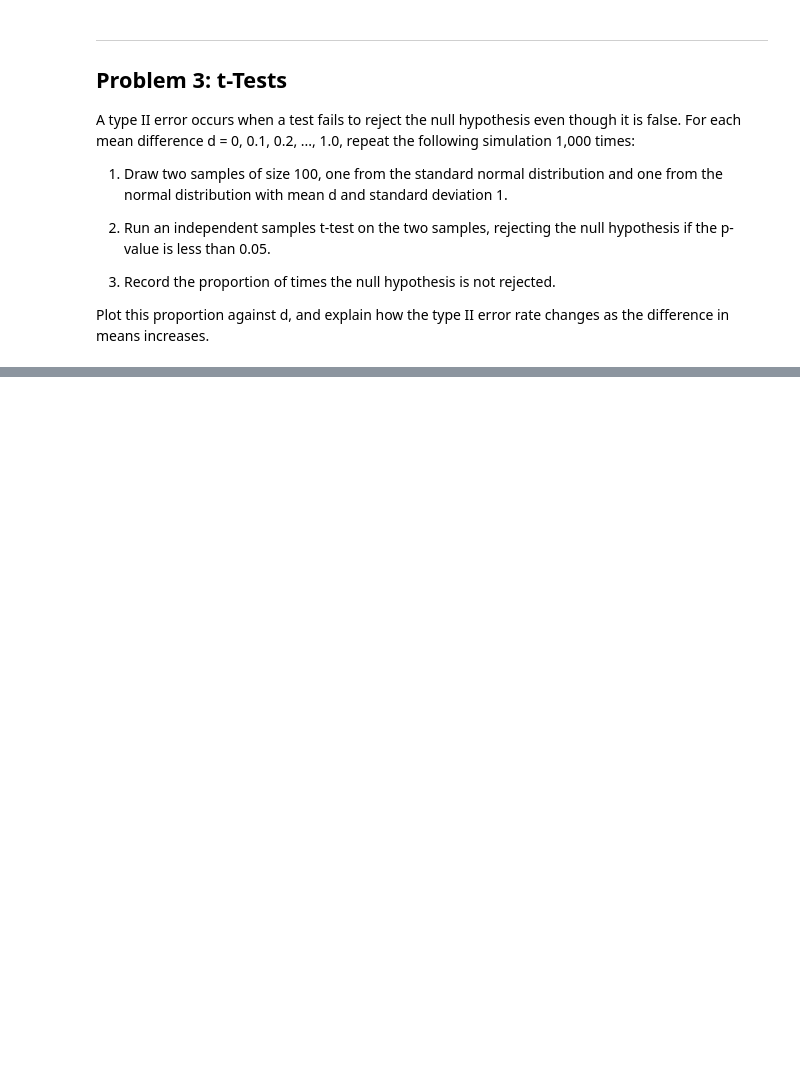
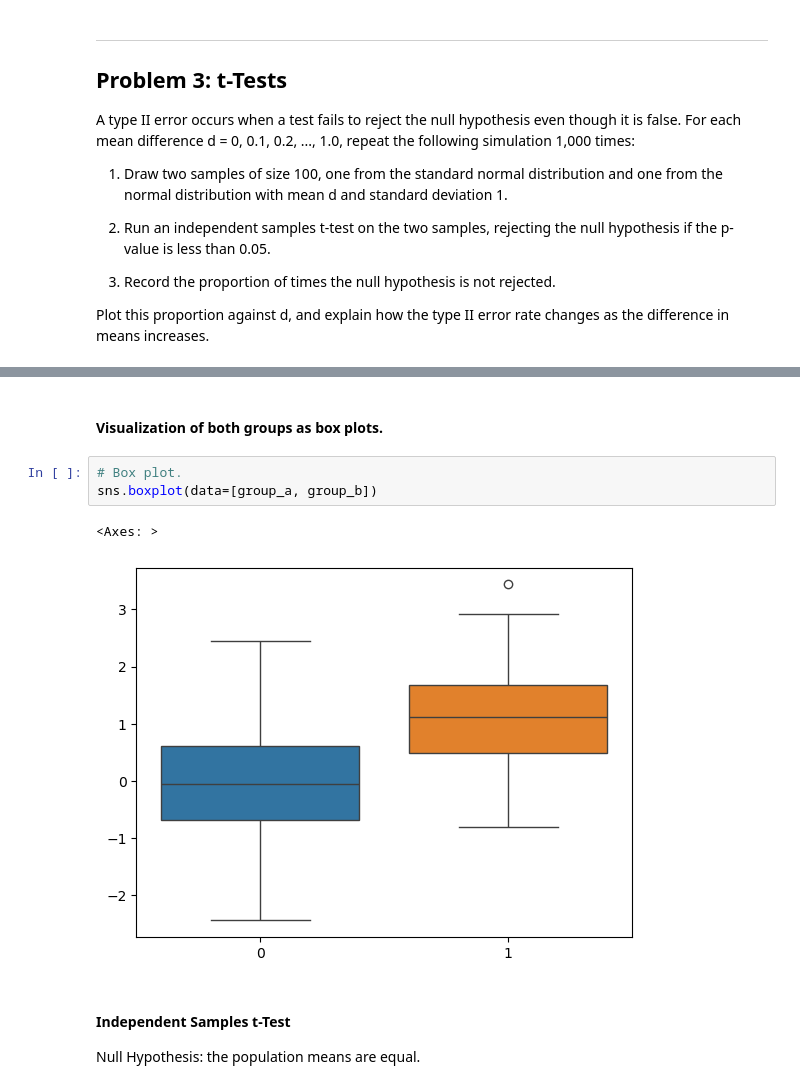
Before and after one commit to ermelinda-q/applied-statistics, a Jupyter notebook: problems.ipynb, the cells around one changed output, grey strips where cells are left out. Cells and saved outputs as stored; diff of their text form; blank space fills up the shorter version.

```diff
--- a/problems.ipynb
+++ b/problems.ipynb
@@ -456,0 +599,12 @@ Plot this proportion against d, and explain how the type II error rate changes a
+# %% [markdown]
+#### Visualization of both groups as box plots.
+# %%
+# Box plot.
+sns.boxplot(data=[group_a, group_b])
+# %% [output]
+<Axes: >
+[figure, added]
+# %% [markdown]
+#### Independent Samples t-Test
+
+Null Hypothesis: the population means are equal.
```
Also changed, not shown: parts of 6 cells of this notebook, 1 other file.
